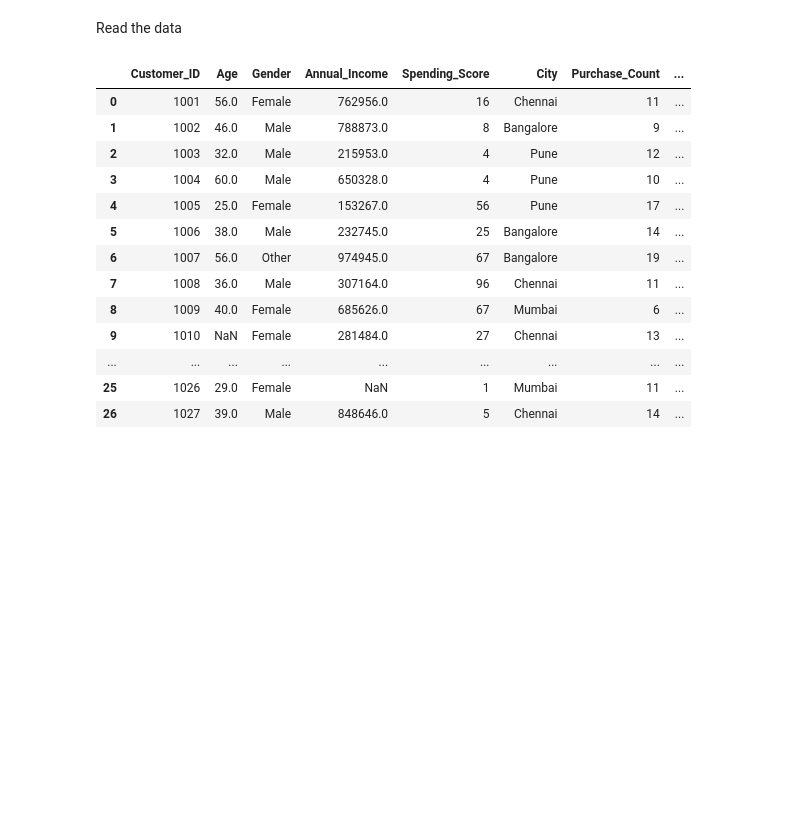
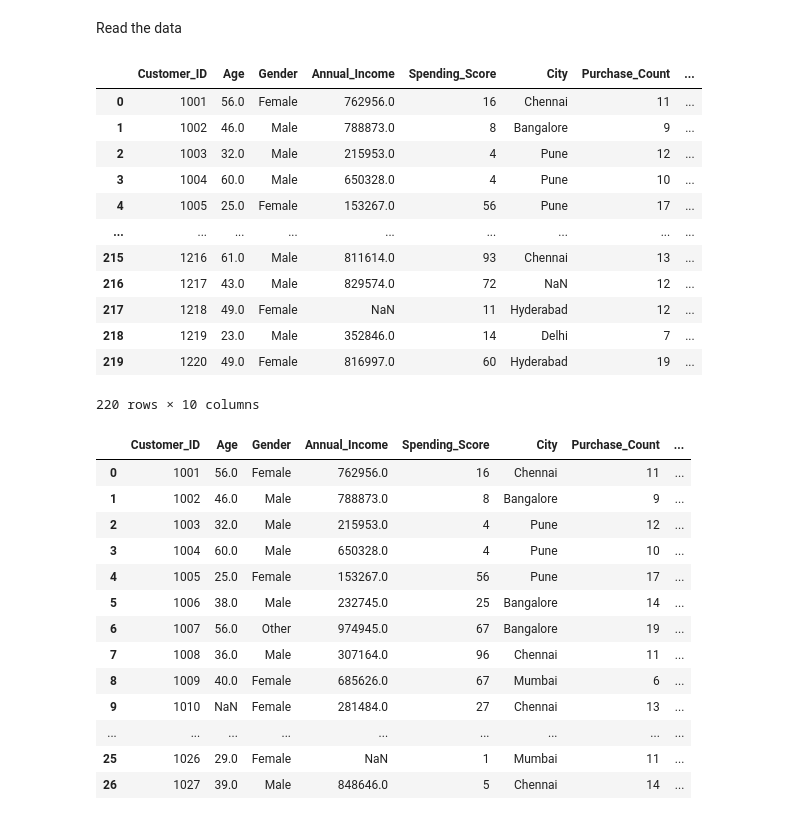
Before and after one commit to datasciencekibaatein/Machine-Learning-Batches, a Jupyter notebook: MachineLearning61/customer_churn_eda.ipynb, the cells around one changed output. Drawn from its saved outputs; the diff is of its cells as text; code cells hidden in the pictures; blank space fills up the shorter version.

```diff
--- a/MachineLearning61/customer_churn_eda.ipynb
+++ b/MachineLearning61/customer_churn_eda.ipynb
@@ -11,6 +11,22 @@ import seaborn as sns
 Read the data
 # %%
 df = pd.read_csv("Dataset/Customer_churn_dataset.csv")
+# %%
+df
+# %% [output]
+|  | Customer_ID | Age | Gender | Annual_Income | Spending_Score | City | Purchase_Count | ... |
+| 0 | 1001 | 56.0 | Female | 762956.0 | 16 | Chennai | 11 | ... |
+| 1 | 1002 | 46.0 | Male | 788873.0 | 8 | Bangalore | 9 | ... |
+| 2 | 1003 | 32.0 | Male | 215953.0 | 4 | Pune | 12 | ... |
+| 3 | 1004 | 60.0 | Male | 650328.0 | 4 | Pune | 10 | ... |
+| 4 | 1005 | 25.0 | Female | 153267.0 | 56 | Pune | 17 | ... |
+| ... | ... | ... | ... | ... | ... | ... | ... | ... |
+| 215 | 1216 | 61.0 | Male | 811614.0 | 93 | Chennai | 13 | ... |
+| 216 | 1217 | 43.0 | Male | 829574.0 | 72 | NaN | 12 | ... |
+| 217 | 1218 | 49.0 | Female | NaN | 11 | Hyderabad | 12 | ... |
+| 218 | 1219 | 23.0 | Male | 352846.0 | 14 | Delhi | 7 | ... |
+| 219 | 1220 | 49.0 | Female | 816997.0 | 60 | Hyderabad | 19 | ... |
+220 rows × 10 columns
 # %%
 df.head(30)
 # %% [output]
```
Also changed, not shown: parts of 7 cells of this notebook, 1 other file.
